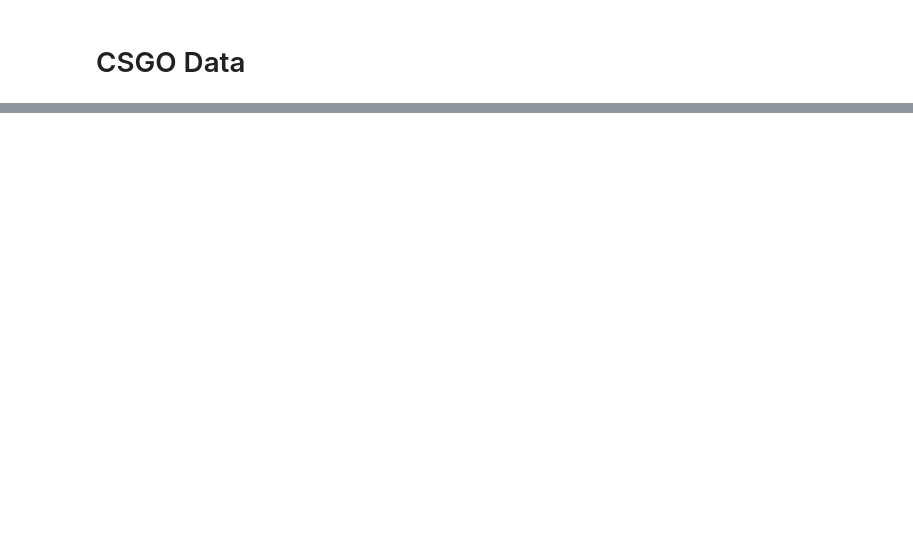
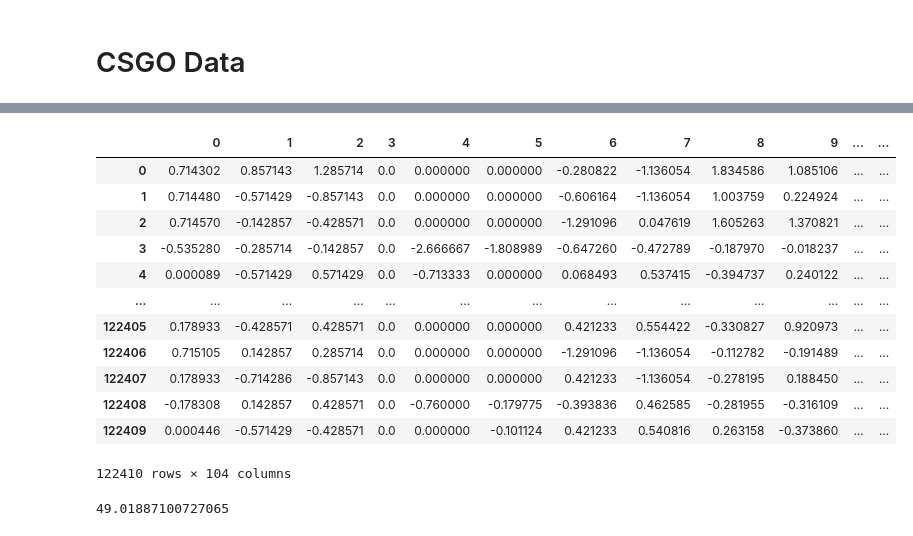
Before and after one commit to jshethbright/ML-Algorithms-Analysis, a Jupyter notebook: Test Notebook.ipynb, the cells around one changed output, grey strips where cells are left out. Drawn from its saved outputs; the diff is of its cells as text; code cells hidden in the pictures; blank space fills up the shorter version.

```diff
--- a/Test Notebook.ipynb
+++ b/Test Notebook.ipynb
@@ -790,0 +940,23 @@ plt.hist(test)
+# %%
+df = pd.read_csv('data/csgo/csgo_round_snapshots.csv')
+# %%
+def conv_winner(winner):
+    if winner == 'T':
+        return 0
+    elif winner == 'CT':
+        return 1
+
+
+df.round_winner = df.round_winner.apply(conv_winner)
+df.bomb_planted = df.bomb_planted.astype('int32')
+
+# One hot encode 'map'
+df = pd.concat((df, pd.get_dummies(df.map)), 1)
+df = df.drop(columns = ['map'])
+
+df = df.sample(frac = 1).reset_index(drop = True)
+# %%
+y = df.round_winner
+X = df.drop(columns = ['round_winner'])
+
+df
@@ -790,0 +977,26 @@ plt.hist(test)
+# %%
+scaler = RobustScaler().fit(X)
+X = pd.DataFrame(scaler.transform(X))
+scaled_df = X
+scaled_df['y'] = y
+# %%
+scaled_df
+# %% [output]
+|  | 0 | 1 | 2 | 3 | 4 | 5 | 6 | 7 | 8 | 9 | ... | ... |
+| 0 | 0.714302 | 0.857143 | 1.285714 | 0.0 | 0.000000 | 0.000000 | -0.280822 | -1.136054 | 1.834586 | 1.085106 | ... | ... |
+| 1 | 0.714480 | -0.571429 | -0.857143 | 0.0 | 0.000000 | 0.000000 | -0.606164 | -1.136054 | 1.003759 | 0.224924 | ... | ... |
+| 2 | 0.714570 | -0.142857 | -0.428571 | 0.0 | 0.000000 | 0.000000 | -1.291096 | 0.047619 | 1.605263 | 1.370821 | ... | ... |
+| 3 | -0.535280 | -0.285714 | -0.142857 | 0.0 | -2.666667 | -1.808989 | -0.647260 | -0.472789 | -0.187970 | -0.018237 | ... | ... |
+| 4 | 0.000089 | -0.571429 | 0.571429 | 0.0 | -0.713333 | 0.000000 | 0.068493 | 0.537415 | -0.394737 | 0.240122 | ... | ... |
+| ... | ... | ... | ... | ... | ... | ... | ... | ... | ... | ... | ... | ... |
+| 122405 | 0.178933 | -0.428571 | 0.428571 | 0.0 | 0.000000 | 0.000000 | 0.421233 | 0.554422 | -0.330827 | 0.920973 | ... | ... |
+| 122406 | 0.715105 | 0.142857 | 0.285714 | 0.0 | 0.000000 | 0.000000 | -1.291096 | -1.136054 | -0.112782 | -0.191489 | ... | ... |
+| 122407 | 0.178933 | -0.714286 | -0.857143 | 0.0 | 0.000000 | 0.000000 | 0.421233 | -1.136054 | -0.278195 | 0.188450 | ... | ... |
+| 122408 | -0.178308 | 0.142857 | 0.428571 | 0.0 | -0.760000 | -0.179775 | -0.393836 | 0.462585 | -0.281955 | -0.316109 | ... | ... |
+| 122409 | 0.000446 | -0.571429 | -0.428571 | 0.0 | 0.000000 | -0.101124 | 0.421233 | 0.540816 | 0.263158 | -0.373860 | ... | ... |
+122410 rows × 104 columns
+# %%
+csg_pos = scaled_df.y.mean()
+csg_pos * 100
+# %% [output]
+49.01887100727065
```
Also changed, not shown: parts of 79 cells of this notebook, 12 other files.
